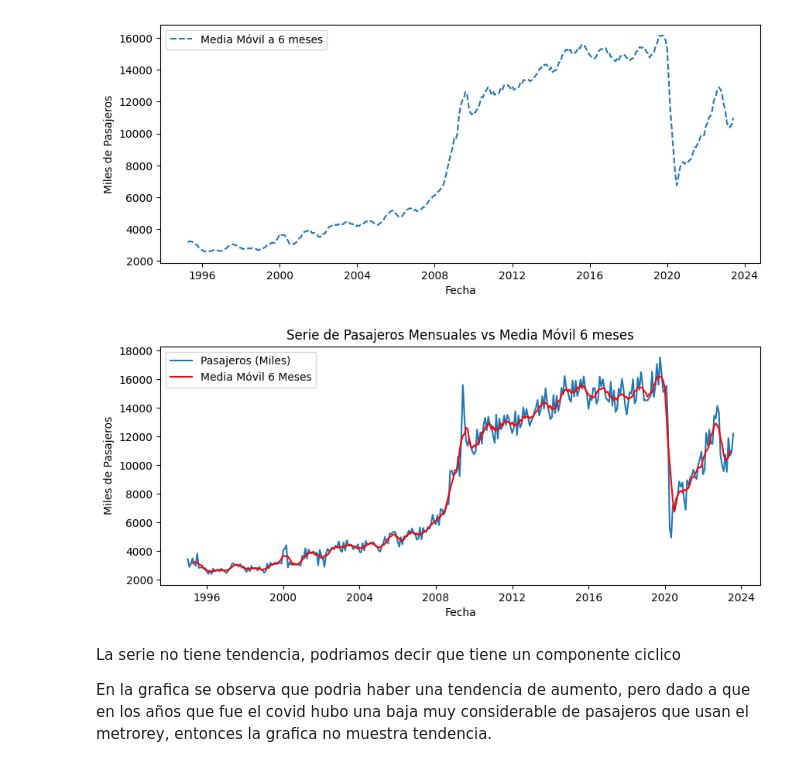
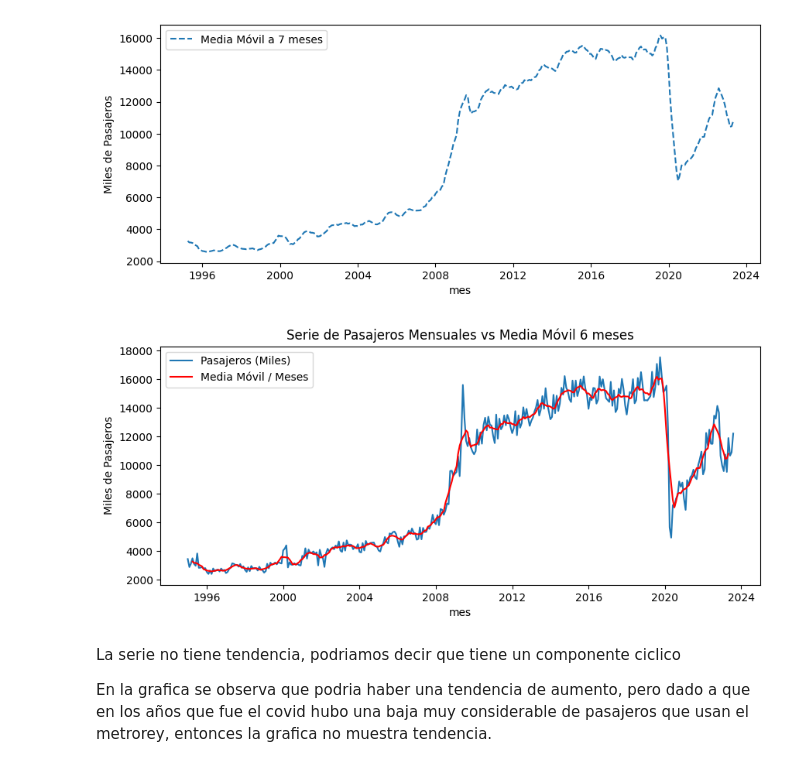
Before and after one commit to IvRodco/EstadisticaAplicasa_1899843, a Jupyter notebook: 3erParcial__ILRA_1899843_EAG41_nov2023.ipynb, the cells around one changed output. Saved outputs shown, nothing was run; the diff lists cells and outputs as text; code cells hidden in the pictures.

```diff
--- a/3erParcial__ILRA_1899843_EAG41_nov2023.ipynb
+++ b/3erParcial__ILRA_1899843_EAG41_nov2023.ipynb
@@ -138,28 +155,28 @@ plt.ylabel('Miles de Pasajeros');
 [figure]
 # %%
 
-# Calcular y graficar la media móvil centrada a 6 meses
-media_movil = pasajeros['miles de pasajeros'].rolling(window=6, center=True).mean()
+# Calcular y graficar la media móvil centrada a 7 meses
+media_movil = pasajeros['miles de pasajeros'].rolling(window=7, center=True).mean()
 plt.figure(figsize=(10, 4))
-plt.plot(media_movil, label='Media Móvil a 6 meses', linestyle='--')
-plt.xlabel('Fecha')
+plt.plot(media_movil, label='Media Móvil a 7 meses', linestyle='--')
+plt.xlabel('mes')
 plt.ylabel('Miles de Pasajeros')
 plt.legend()
 plt.show();
 # %% [output]
 [figure]
 # %%
-#  media móvil centrada 6 meses vs grafico miles de pasajeros
+#  media móvil centrada 7 meses vs grafico miles de pasajeros
 plt.figure(figsize=(10, 4))
 plt.plot(pasajeros['miles de pasajeros'], label='Pasajeros (Miles)')
-plt.plot(media_movil, label='Media Móvil 6 Meses', color='red')
-plt.xlabel('Fecha')
+plt.plot(media_movil, label='Media Móvil / Meses', color='red')
+plt.xlabel('mes')
 plt.ylabel('Miles de Pasajeros')
 plt.title('Serie de Pasajeros Mensuales vs Media Móvil 6 meses')
 plt.legend()
 plt.show();
 # %% [output]
-[figure, old version]
+[figure, new version]
 # %% [markdown]
 La serie no tiene tendencia, podriamos decir que tiene un componente ciclico
 
```
Also changed, not shown: parts of 9 cells of this notebook.
